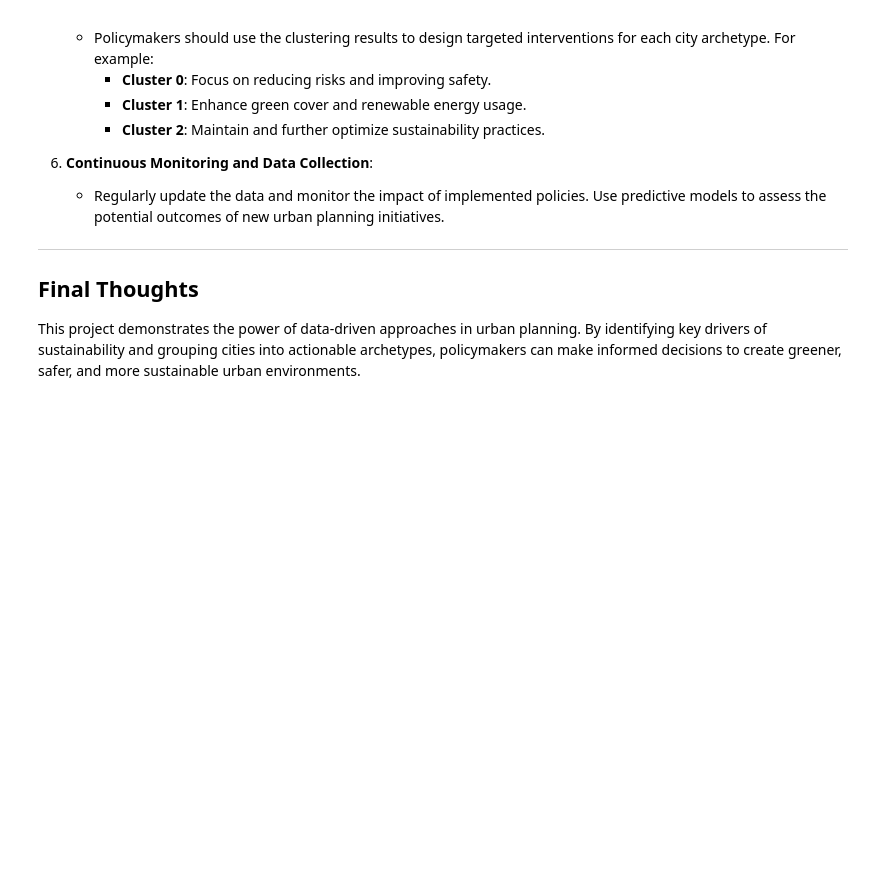
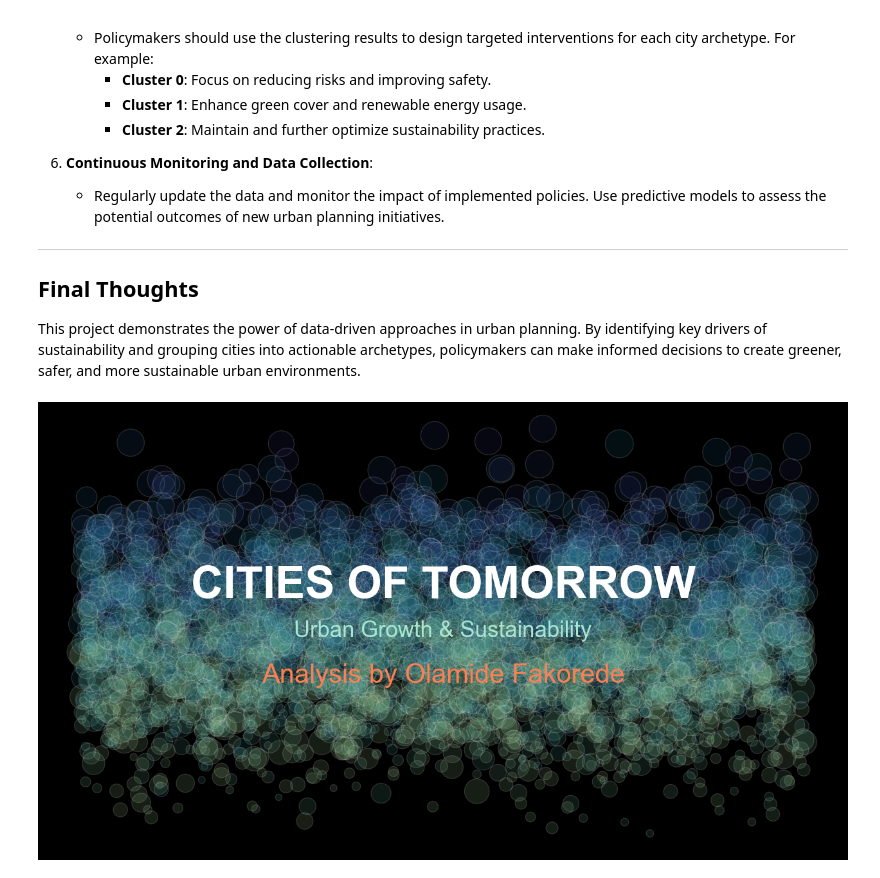
Before and after one commit to pythonist4444/cities-of-tomorrow, a Jupyter notebook: sustainability_notebook.ipynb, the cells around one changed output. Cells and saved outputs as stored; diff of their text form; code cells hidden in the pictures; blank space fills up the shorter version.

```diff
--- a/sustainability_notebook.ipynb
+++ b/sustainability_notebook.ipynb
@@ -384,3 +404,39 @@ This project aimed to analyze urban planning factors and their impact on urban s
 
 ## **Final Thoughts**
 This project demonstrates the power of data-driven approaches in urban planning. By identifying key drivers of sustainability and grouping cities into actionable archetypes, policymakers can make informed decisions to create greener, safer, and more sustainable urban environments.
+# %%
+# Thumbnail
+
+# Setup style
+plt.style.use('dark_background')
+fig, ax = plt.subplots(figsize=(16, 9))
+
+# Create Abstract Background from Data
+sns.scatterplot(
+    data=df,
+    x='population_density',
+    y='urban_sustainability_score',
+    hue='green_cover_percentage',
+    palette='crest', # 'crest' is a green-teal palette
+    size='renewable_energy_usage',
+    sizes=(50, 1000), # Big bubbles
+    alpha=0.15,
+    ax=ax,
+    legend=False
+)
+
+# Add Text
+ax.text(0.5, 0.6, "CITIES OF TOMORROW", transform=ax.transAxes,
+        ha='center', va='center', fontsize=50, fontweight='bold', color='white')
+
+ax.text(0.5, 0.5, "Urban Growth & Sustainability", transform=ax.transAxes,
+        ha='center', va='center', fontsize=25, color='#a8e6cf') # Mint green
+
+ax.text(0.5, 0.4, "Analysis by Olamide Fakorede", transform=ax.transAxes,
+        ha='center', va='center', fontsize=30, color='#ff7f50') # Orange
+
+ax.axis('off') # Clean look
+plt.savefig('my_thumbnail.png', dpi=150, facecolor='black')
+plt.show()
+# %% [output]
+[figure, added]
```
Also changed, not shown: parts of 1 cell of this notebook, 5 other files.
